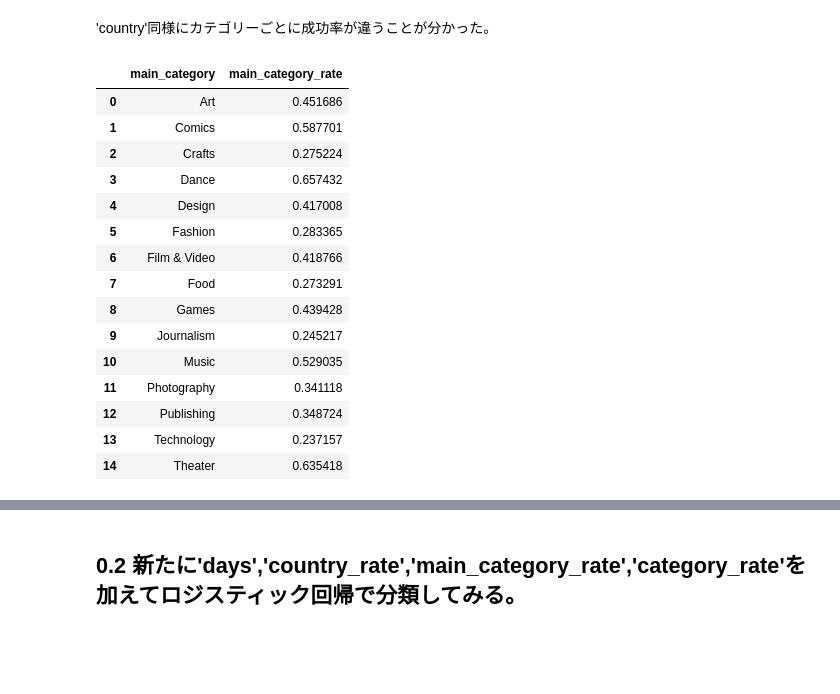
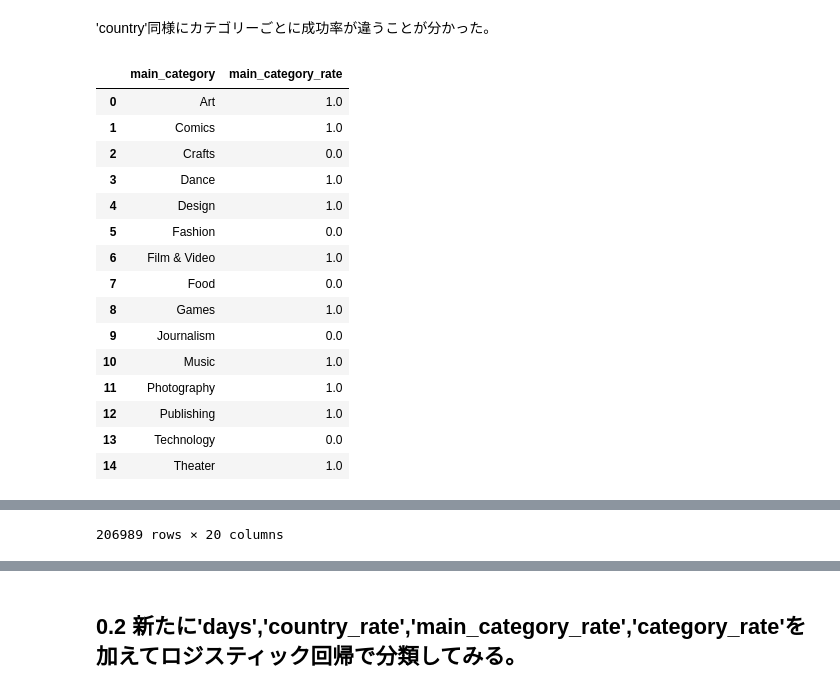
Before and after one commit to Junya-Bell-Wood/ml_tokyo_12, a Jupyter notebook: Day2_work_SuzukiJunya.ipynb, the cells around one changed output, grey strips where cells are left out. Drawn from its saved outputs; the diff is of its cells as text; code cells hidden in the pictures; blank space fills up the shorter version.

```diff
--- a/Day2_work_SuzukiJunya.ipynb
+++ b/Day2_work_SuzukiJunya.ipynb
@@ -181,10 +181,15 @@ df_f18_gb_ct_mn = df_f18_gb_ct.mean()
 #'state'は成功が'1',失敗が'0'なので、'country'毎の'state'の平均は
 #その国の成功する割合（確率）と等価なので名称変更
 df_f18_gb_ct_mn = df_f18_gb_ct_mn.rename(columns={'state': 'country_rate'})
+
+#過去の実績が３割以上の成功率の国は１、それ以外は０にする。
+df_f18_gb_ct_mn['country_rate']=df_f18_gb_ct_mn['country_rate'].where(df_f18_gb_ct_mn['country_rate'] < 0.3, 1)
+df_f18_gb_ct_mn['country_rate']=df_f18_gb_ct_mn['country_rate'].where(df_f18_gb_ct_mn['country_rate'] >= 0.3, 0)
+
 display(df_f18_gb_ct_mn[['country','country_rate']])
-
 
 #元のデータフレームに、国ごとの成功する確率を結合
 df_f18_SRate = pd.merge(df_f18_SorF, df_f18_gb_ct_mn[['country','country_rate']], on='country')
+display(df_f18_SRate)
 # %% [output]
 |  | country | country_rate |
@@ -223,29 +246,35 @@ plt.show()
 # %%
 #"main_category"ごとにグループ化し、平均をとったデータフレームを作成する
 df_f18_gb_mc = df_f18_SorF.groupby("main_category",as_index=False)
 df_f18_gb_mc_mn = df_f18_gb_mc.mean()
 
 #'state'は成功が'1',失敗が'0'なので、'main_category'毎の'state'の平均は
 #そのメインカテゴリーの成功する割合（確率）と等価なので名称変更
 df_f18_gb_mc_mn = df_f18_gb_mc_mn.rename(columns={'state': 'main_category_rate'})
+
+#過去の実績が３割以上の成功率のメインカテゴリーは１、それ以外は０にする。
+df_f18_gb_mc_mn['main_category_rate']=df_f18_gb_mc_mn['main_category_rate'].where(df_f18_gb_mc_mn['main_category_rate'] < 0.3, 1)
+df_f18_gb_mc_mn['main_category_rate']=df_f18_gb_mc_mn['main_category_rate'].where(df_f18_gb_mc_mn['main_category_rate'] >= 0.3, 0)
+
 display(df_f18_gb_mc_mn[['main_category','main_category_rate']])
 
 #国ごとの成功率を追加したデータフレームに、メインカテゴリーごとの成功する確率を結合
 df_f18_SRate = pd.merge(df_f18_SRate, df_f18_gb_mc_mn[['main_category','main_category_rate']], on='main_category')
+display(df_f18_SRate)
 # %% [output]
 |  | main_category | main_category_rate |
-| 0 | Art | 0.451686 |
-| 1 | Comics | 0.587701 |
-| 2 | Crafts | 0.275224 |
-| 3 | Dance | 0.657432 |
-| 4 | Design | 0.417008 |
-| 5 | Fashion | 0.283365 |
-| 6 | Film & Video | 0.418766 |
-| 7 | Food | 0.273291 |
-| 8 | Games | 0.439428 |
-| 9 | Journalism | 0.245217 |
-| 10 | Music | 0.529035 |
-| 11 | Photography | 0.341118 |
-| 12 | Publishing | 0.348724 |
-| 13 | Technology | 0.237157 |
-| 14 | Theater | 0.635418 |
+| 0 | Art | 1.0 |
+| 1 | Comics | 1.0 |
+| 2 | Crafts | 0.0 |
+| 3 | Dance | 1.0 |
+| 4 | Design | 1.0 |
+| 5 | Fashion | 0.0 |
+| 6 | Film & Video | 1.0 |
+| 7 | Food | 0.0 |
+| 8 | Games | 1.0 |
+| 9 | Journalism | 0.0 |
+| 10 | Music | 1.0 |
+| 11 | Photography | 1.0 |
+| 12 | Publishing | 1.0 |
+| 13 | Technology | 0.0 |
+| 14 | Theater | 1.0 |
@@ -252,3 +298,4 @@ df_f18_SRate = pd.merge(df_f18_SRate, df_f18_gb_mc_mn[['main_category','main_cat
+206989 rows × 20 columns
 # %%
 #"category"ごとにグループ化し、平均をとったデータフレームを作成する
 df_f18_gb_cg = df_f18_SorF.groupby("category",as_index=False)
```
Also changed, not shown: parts of 17 cells of this notebook.
